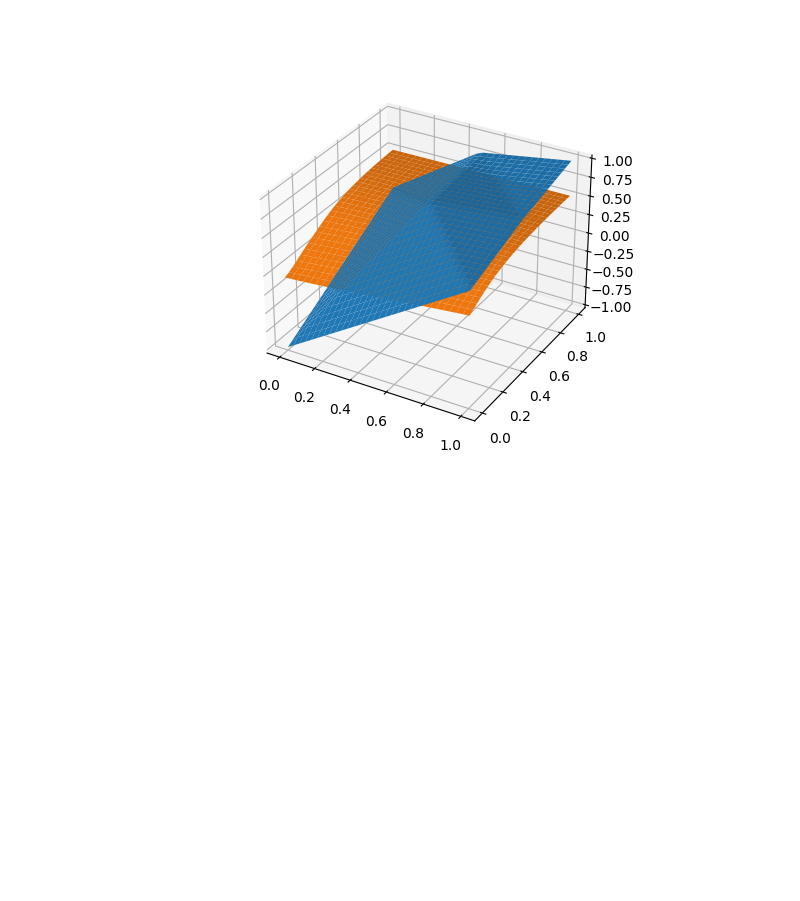
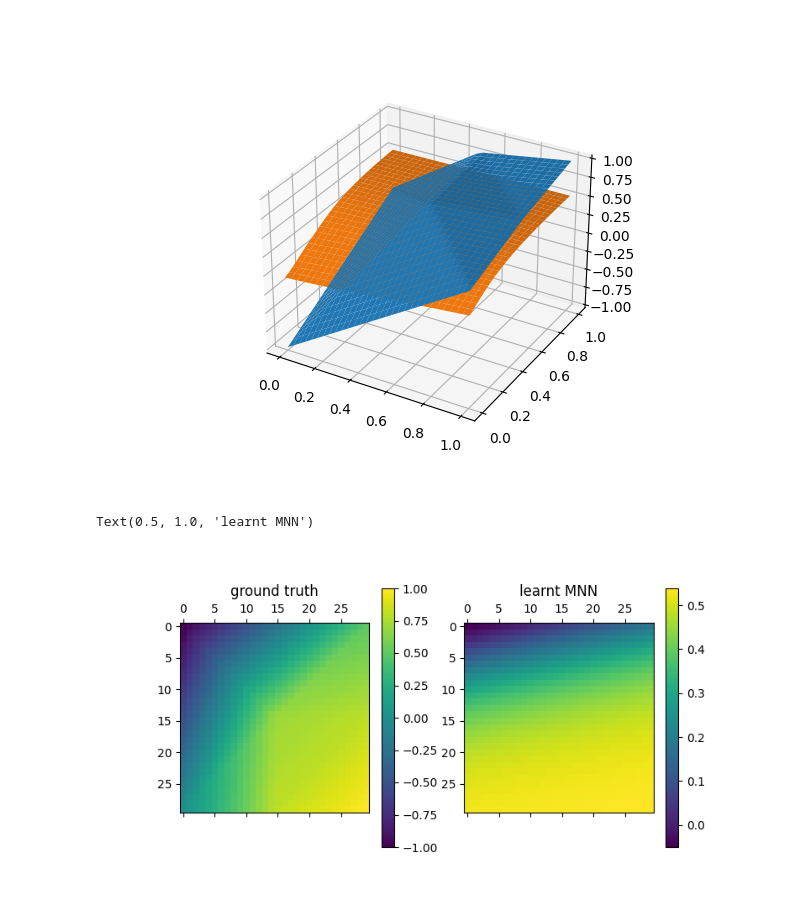
Before and after one commit to mathieu-reymond/generalized-UMNN, a Jupyter notebook: PlayGround.ipynb, the cells around one changed output. Saved outputs shown, nothing was run; the diff lists cells and outputs as text; code cells hidden in the pictures; blank space fills up the shorter version.

Commit message:
heatmap for easier comparison

```diff
--- a/PlayGround.ipynb
+++ b/PlayGround.ipynb
@@ -217,3 +217,20 @@ epoch    7/10:   0.14068114757537842
 epoch    8/10:   0.1363402009010315
 epoch    9/10:   0.09681553393602371
 [figure]
+# %%
+# side by side heatmap comparison
+
+fig, axes = plt.subplots(ncols=2, figsize=(8, 4))
+ax1, ax2 = axes
+
+im1 = ax1.matshow(y_test.reshape(dim, dim))
+im2 = ax2.matshow(y_test_.reshape(dim, dim))
+
+fig.colorbar(im1, ax=ax1)
+fig.colorbar(im2, ax=ax2)
+
+ax1.set_title('ground truth')
+ax2.set_title('learnt MNN')
+# %% [output]
+Text(0.5, 1.0, 'learnt MNN')
+[figure, added]
```
